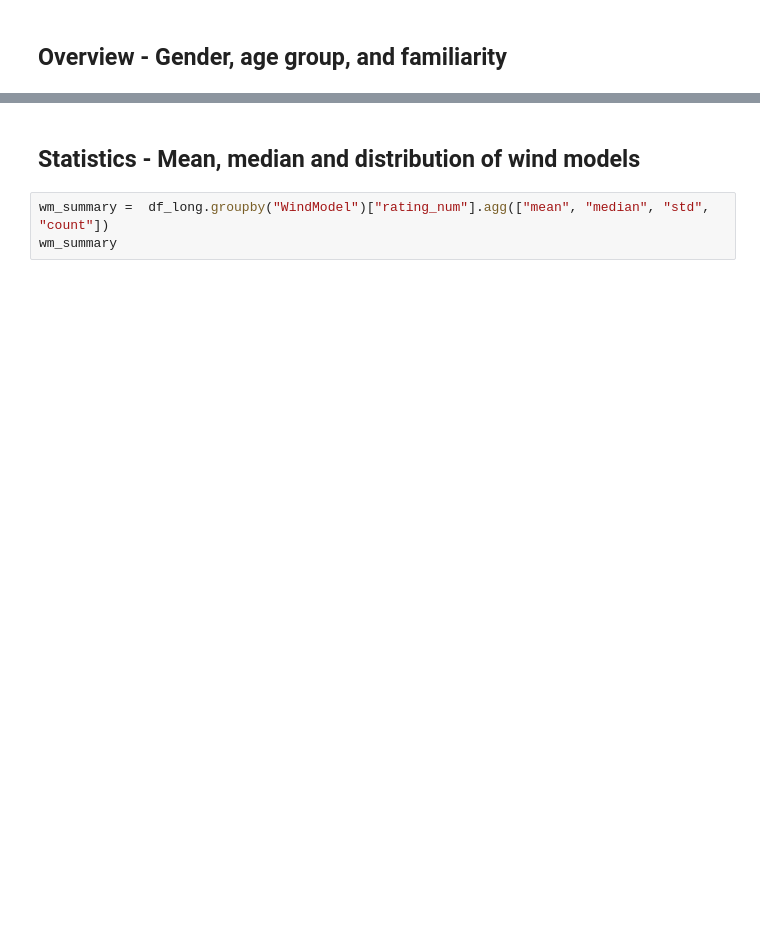
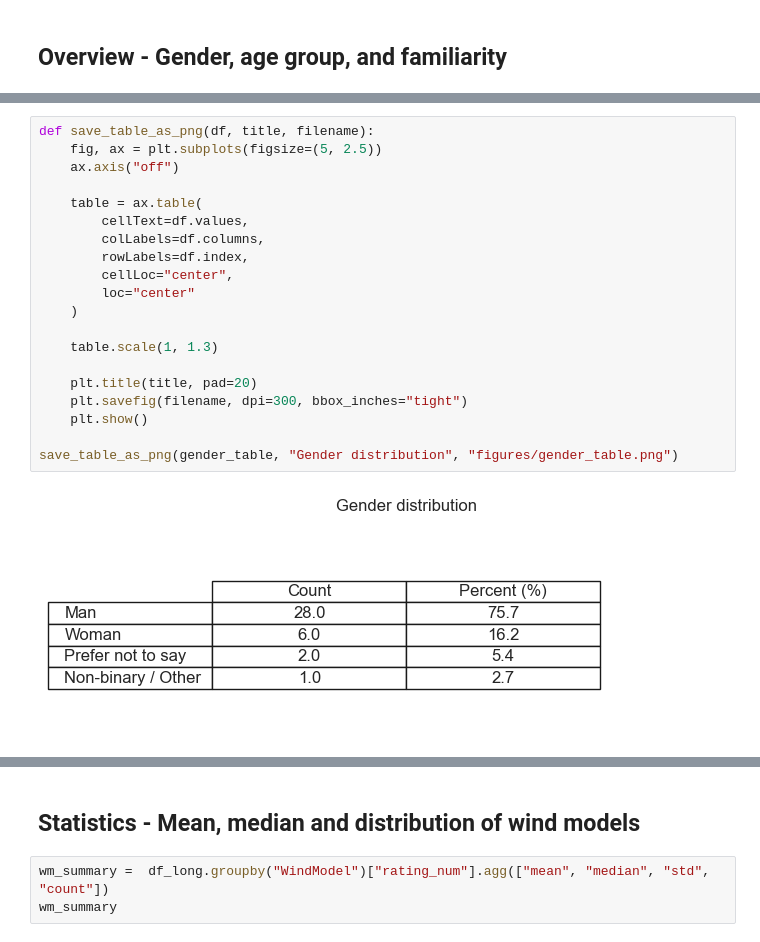
Before and after one commit to fhagerstrom/tree-motion-analysis, a Jupyter notebook: DV1583_fahg19_userStudyAnalysis.ipynb, the cells around one changed output, grey strips where cells are left out. Drawn from its saved outputs; the diff is of its cells as text; blank space fills up the shorter version.

```diff
--- a/DV1583_fahg19_userStudyAnalysis.ipynb
+++ b/DV1583_fahg19_userStudyAnalysis.ipynb
@@ -178,0 +186,22 @@ summary_table("familiarity")
+# %%
+def save_table_as_png(df, title, filename):
+    fig, ax = plt.subplots(figsize=(5, 2.5))
+    ax.axis("off")
+
+    table = ax.table(
+        cellText=df.values,
+        colLabels=df.columns,
+        rowLabels=df.index,
+        cellLoc="center",
+        loc="center"
+    )
+
+    table.scale(1, 1.3)
+
+    plt.title(title, pad=20)
+    plt.savefig(filename, dpi=300, bbox_inches="tight")
+    plt.show()
+
+save_table_as_png(gender_table, "Gender distribution", "figures/gender_table.png")
+# %% [output]
+[figure, added]
```
Also changed, not shown: parts of 17 cells of this notebook, 14 other files.
